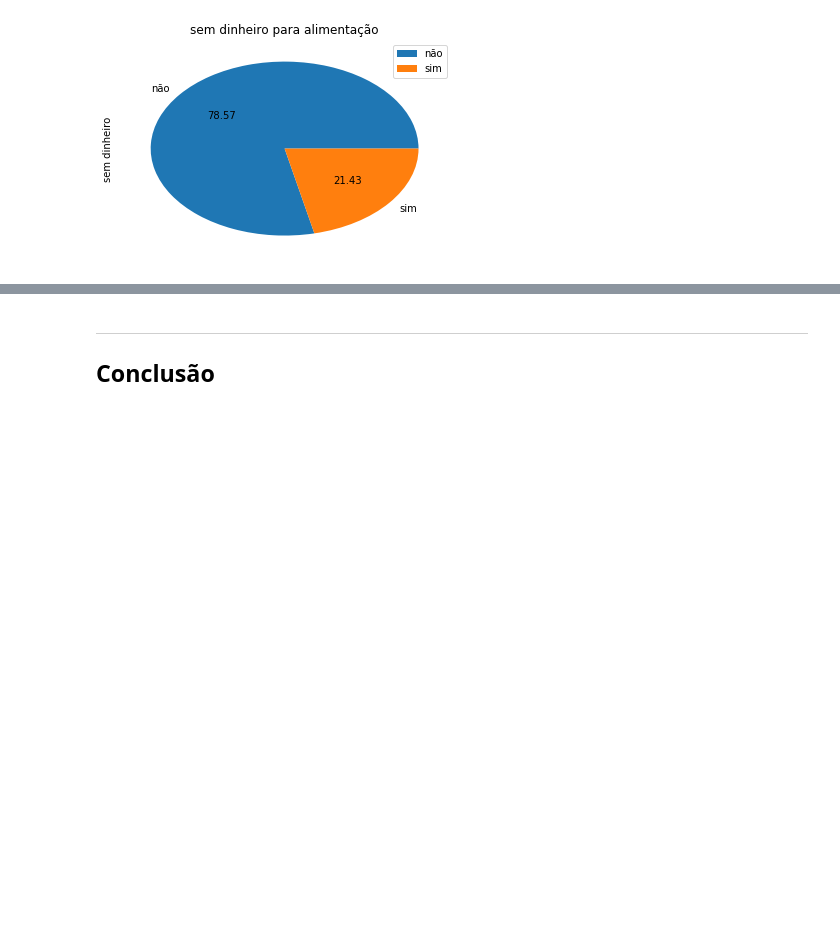
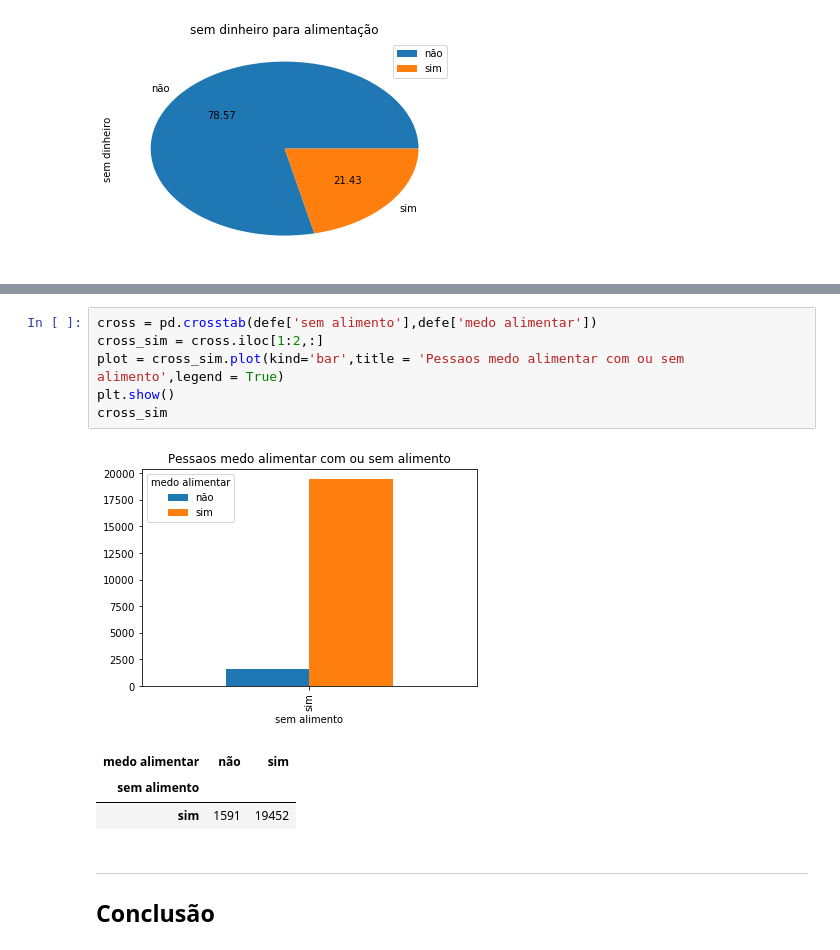
Before and after one commit to joaopmjm/CD, a Jupyter notebook: Projeto1 Layout1.ipynb, the cells around one changed output, grey strips where cells are left out. Saved outputs shown, nothing was run; the diff lists cells and outputs as text; blank space fills up the shorter version.

```diff
--- a/Projeto1 Layout1.ipynb
+++ b/Projeto1 Layout1.ipynb
@@ -96,3 +92,14 @@ defe['medo alimentar'].value_counts().plot(kind='pie',autopct="%0.2f",title = 'm
+# %%
+cross = pd.crosstab(defe['sem alimento'],defe['medo alimentar'])
+cross_sim = cross.iloc[1:2,:]
+plot = cross_sim.plot(kind='bar',title = 'Pessaos medo alimentar com ou sem alimento',legend = True)
+plt.show()
+cross_sim
+# %% [output]
+[figure, added]
+| medo alimentar | não | sim |
+| sem alimento |  |  |
+| sim | 1591 | 19452 |
 # %% [markdown]
 ___
 ## Conclusão
```
Also changed, not shown: parts of 10 cells of this notebook, 1 other file.
